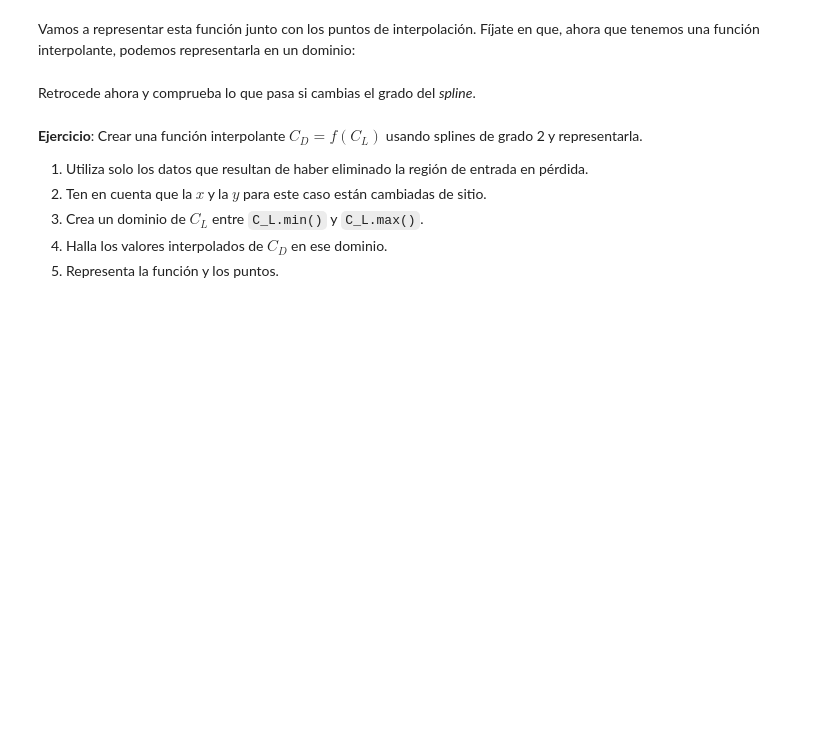
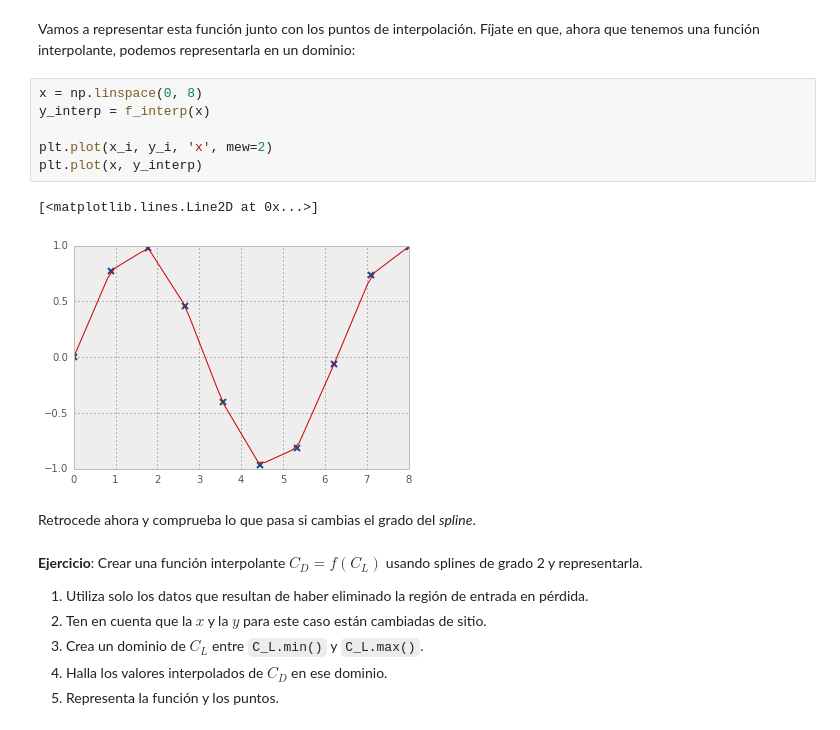
Before and after one commit to AeroPython/Curso_AeroPython, a Jupyter notebook: Notebooks/Clase6a_Interpolacion-ajuste.ipynb, the cells around one changed output. Drawn from its saved outputs; the diff is of its cells as text; blank space fills up the shorter version.

```diff
--- a/Notebooks/Clase6a_Interpolacion-ajuste.ipynb
+++ b/Notebooks/Clase6a_Interpolacion-ajuste.ipynb
@@ -41,5 +86,14 @@ Para crear una **función interpolante** utilizaremos el objeto `InterpolatedUni
 # %% [markdown]
 Vamos a representar esta función junto con los puntos de interpolación. Fíjate en que, ahora que tenemos una función interpolante, podemos representarla en un dominio:
+# %%
+x = np.linspace(0, 8)
+y_interp = f_interp(x)
+
+plt.plot(x_i, y_i, 'x', mew=2)
+plt.plot(x, y_interp)
+# %% [output]
+[<matplotlib.lines.Line2D at 0x...>]
+[figure, added]
 # %% [markdown]
 Retrocede ahora y comprueba lo que pasa si cambias el grado del *spline*.
 # %% [markdown]
```
Also changed, not shown: parts of 16 cells of this notebook.
